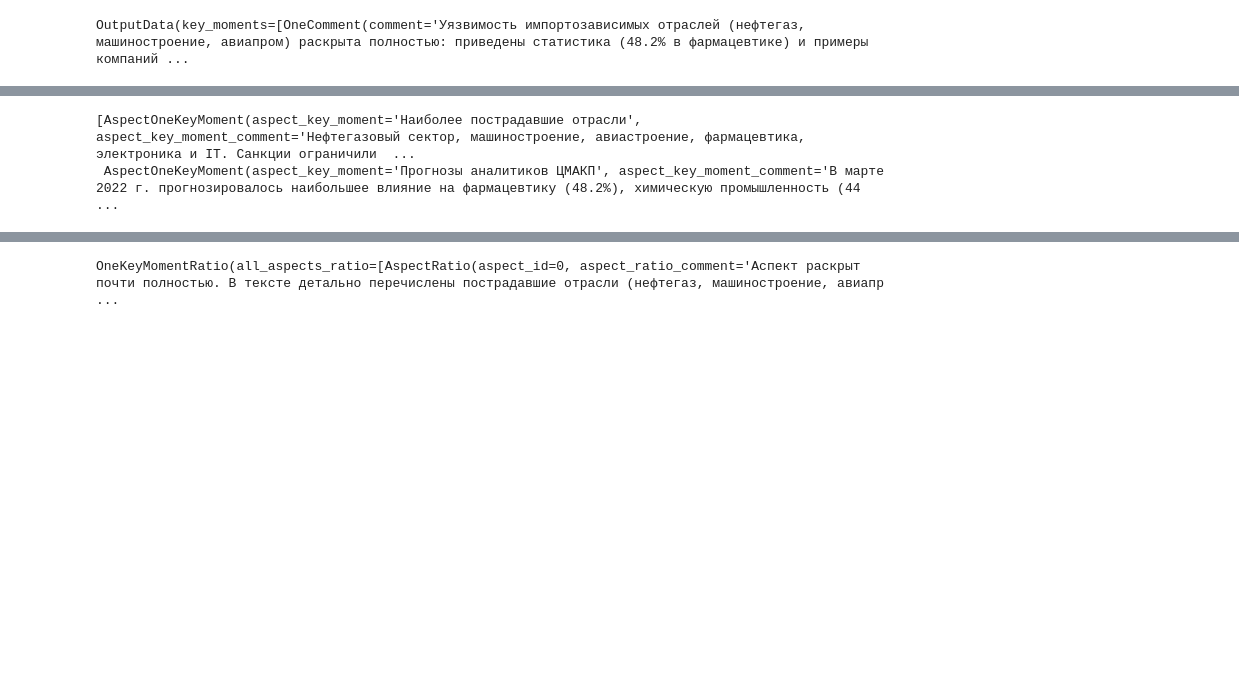
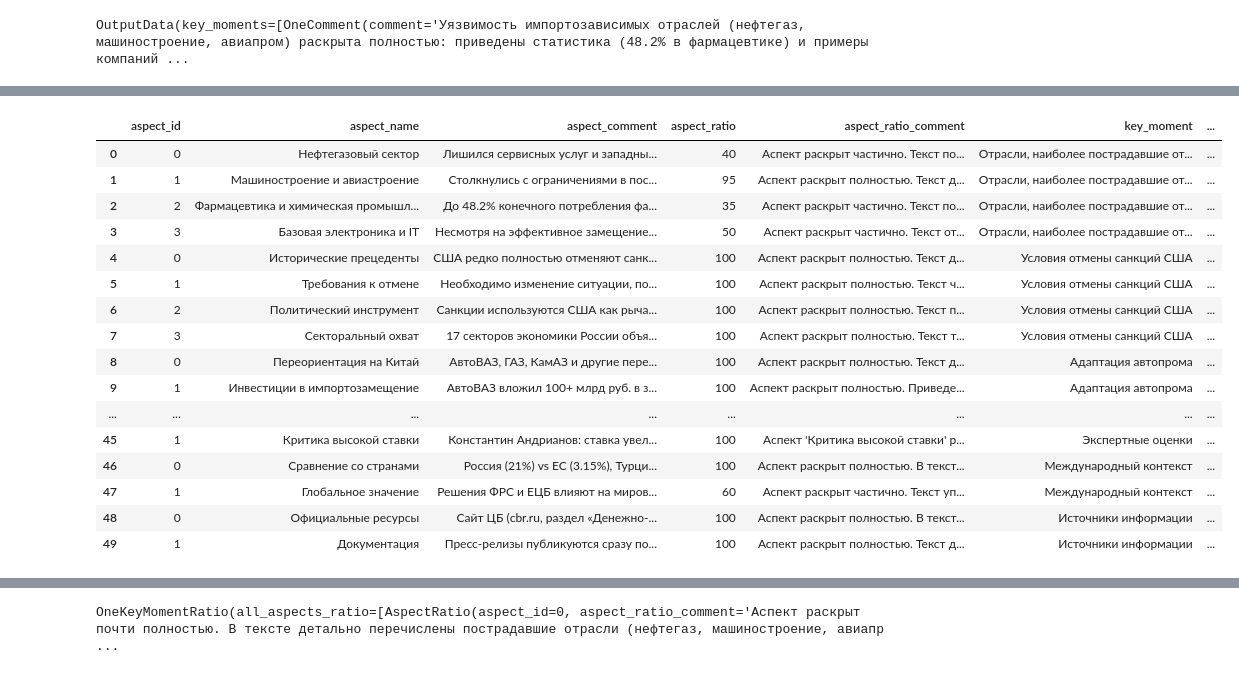
Before and after one commit to rvegrc/llm_news, a Jupyter notebook: LLM_news/llm_news.ipynb, the cells around one changed output, grey strips where cells are left out. Saved outputs shown, nothing was run; the diff lists cells and outputs as text; code cells hidden in the pictures; blank space fills up the shorter version.

```diff
--- a/LLM_news/llm_news.ipynb
+++ b/LLM_news/llm_news.ipynb
@@ -197,2 +196,0 @@ OutputData(key_moments=[OneComment(comment='Уязвимость импорто
-# %%
-text_id = 0
@@ -233,11 +233,16 @@ llm_chain = (
 
 )
 
-result = llm_chain.invoke({
-    'template': parser.get_format_instructions(),
-    "web_text": data_test_web["web_text"][text_id],
-    "lib_text": data_test_web["lib_text"][text_id]
-})
 
-result
+# web text analyze by key moments and aspects
+web_key_moments = []
+for text_id in range(len(data_test_web["web_text"][:2])):
+    result = llm_chain.invoke({
+        'template': parser.get_format_instructions(),
+        "web_text": data_test_web["web_text"][text_id]
+    })
+    web_key_moments.append(result)
+    print(f"Processed text_id={text_id} of {len(data_test_web['web_text'])}")
+
+# pd.DataFrame(web_key_moments, columns=["all_key_moments", "all_key_moments_comment"]).to_csv("tmp/web_key_moments.csv", index=False)
 # %% [output]
@@ -245,10 +250,0 @@ AllKeyMoments(all_key_moments=[OneKeyMoment(one_key_moment='Влияние са
-# %%
-target_moment = result.all_key_moments[0]
-agg_key_moment = f'ключевой момент: {target_moment.one_key_moment}\n'
-agg_key_moment += f'комментарий к ключевому моменту: {target_moment.one_key_moment_comment}\n'
-agg_key_moment += 'аспекты ключевого момента:\n\n'
-for n, aspect in enumerate(target_moment.all_aspects):
-    agg_key_moment += f'аспект c id={n}: {aspect.aspect_key_moment}\n'
-    agg_key_moment += f'комментарий к аспекту c id={n}: {aspect.aspect_key_moment_comment}\n\n'
-
-print(agg_key_moment)
@@ -358,5 +340,20 @@ df_key_moments
-# %%
-target_moment.all_aspects
-# %% [output]
-[AspectOneKeyMoment(aspect_key_moment='Наиболее пострадавшие отрасли', aspect_key_moment_comment='Нефтегазовый сектор, машиностроение, авиастроение, фармацевтика, электроника и IT. Санкции ограничили  ...
- AspectOneKeyMoment(aspect_key_moment='Прогнозы аналитиков ЦМАКП', aspect_key_moment_comment='В марте 2022 г. прогнозировалось наибольшее влияние на фармацевтику (48.2%), химическую промышленность (44 ...
+# %%
+df_output
+# %% [output]
+|  | aspect_id | aspect_name | aspect_comment | aspect_ratio | aspect_ratio_comment | key_moment | ... |
+| 0 | 0 | Нефтегазовый сектор | Лишился сервисных услуг и западны... | 40 | Аспект раскрыт частично. Текст по... | Отрасли, наиболее пострадавшие от... | ... |
+| 1 | 1 | Машиностроение и авиастроение | Столкнулись с ограничениями в пос... | 95 | Аспект раскрыт полностью. Текст д... | Отрасли, наиболее пострадавшие от... | ... |
+| 2 | 2 | Фармацевтика и химическая промышл... | До 48.2% конечного потребления фа... | 35 | Аспект раскрыт частично. Текст по... | Отрасли, наиболее пострадавшие от... | ... |
+| 3 | 3 | Базовая электроника и IT | Несмотря на эффективное замещение... | 50 | Аспект раскрыт частично. Текст от... | Отрасли, наиболее пострадавшие от... | ... |
+| 4 | 0 | Исторические прецеденты | США редко полностью отменяют санк... | 100 | Аспект раскрыт полностью. Текст д... | Условия отмены санкций США | ... |
+| 5 | 1 | Требования к отмене | Необходимо изменение ситуации, по... | 100 | Аспект раскрыт полностью. Текст ч... | Условия отмены санкций США | ... |
+| 6 | 2 | Политический инструмент | Санкции используются США как рыча... | 100 | Аспект раскрыт полностью. Текст п... | Условия отмены санкций США | ... |
+| 7 | 3 | Секторальный охват | 17 секторов экономики России объя... | 100 | Аспект раскрыт полностью. Текст т... | Условия отмены санкций США | ... |
+| 8 | 0 | Переориентация на Китай | АвтоВАЗ, ГАЗ, КамАЗ и другие пере... | 100 | Аспект раскрыт полностью. Текст д... | Адаптация автопрома | ... |
+| 9 | 1 | Инвестиции в импортозамещение | АвтоВАЗ вложил 100+ млрд руб. в з... | 100 | Аспект раскрыт полностью. Приведе... | Адаптация автопрома | ... |
+| ... | ... | ... | ... | ... | ... | ... | ... |
+| 45 | 1 | Критика высокой ставки | Константин Андрианов: ставка увел... | 100 | Аспект 'Критика высокой ставки' р... | Экспертные оценки | ... |
+| 46 | 0 | Сравнение со странами | Россия (21%) vs ЕС (3.15%), Турци... | 100 | Аспект раскрыт полностью. В текст... | Международный контекст | ... |
+| 47 | 1 | Глобальное значение | Решения ФРС и ЕЦБ влияют на миров... | 60 | Аспект раскрыт частично. Текст уп... | Международный контекст | ... |
+| 48 | 0 | Официальные ресурсы | Сайт ЦБ (cbr.ru, раздел «Денежно-... | 100 | Аспект раскрыт полностью. В текст... | Источники информации | ... |
+| 49 | 1 | Документация | Пресс-релизы публикуются сразу по... | 100 | Аспект раскрыт полностью. Текст д... | Источники информации | ... |
```
Also changed, not shown: parts of 12 cells of this notebook, 1 other file.
